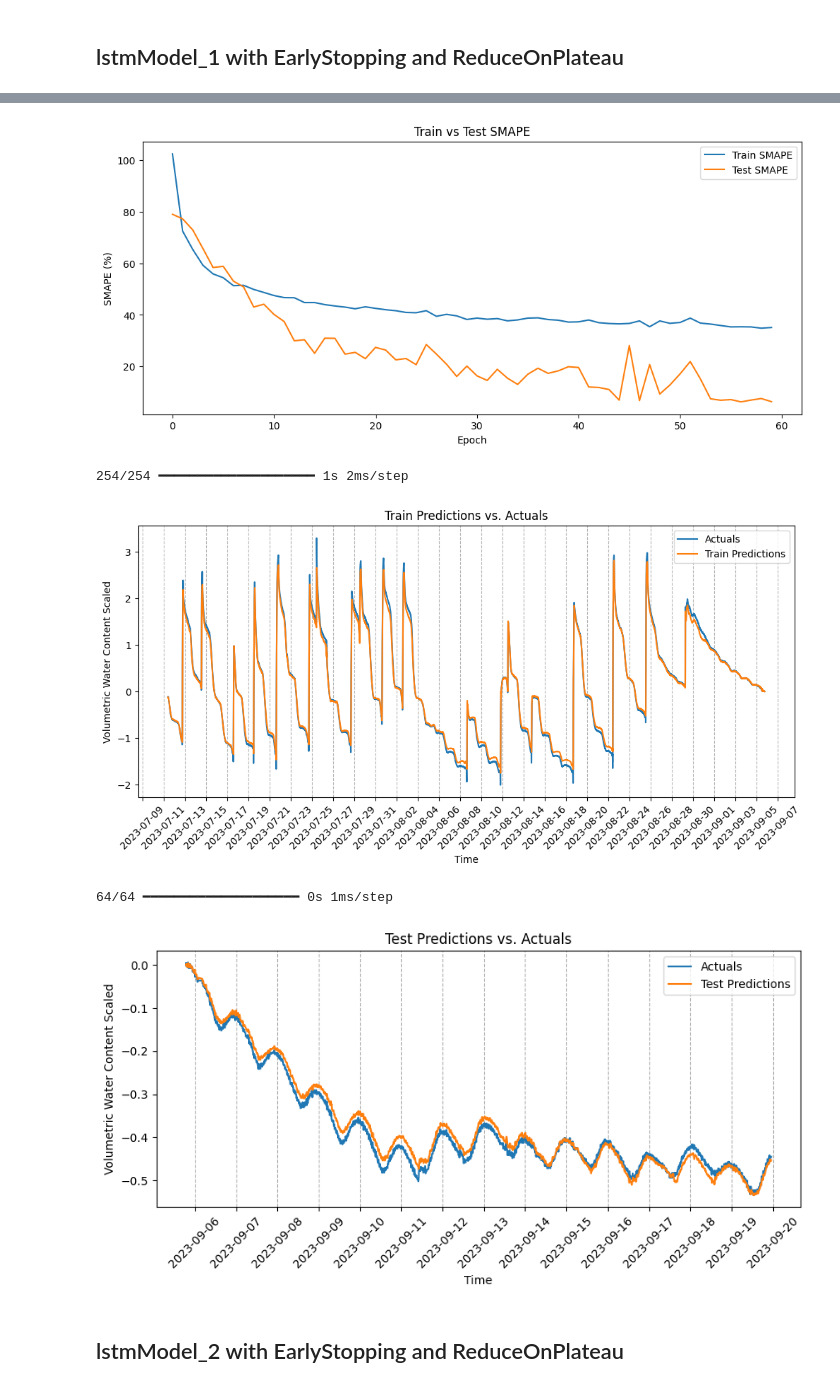
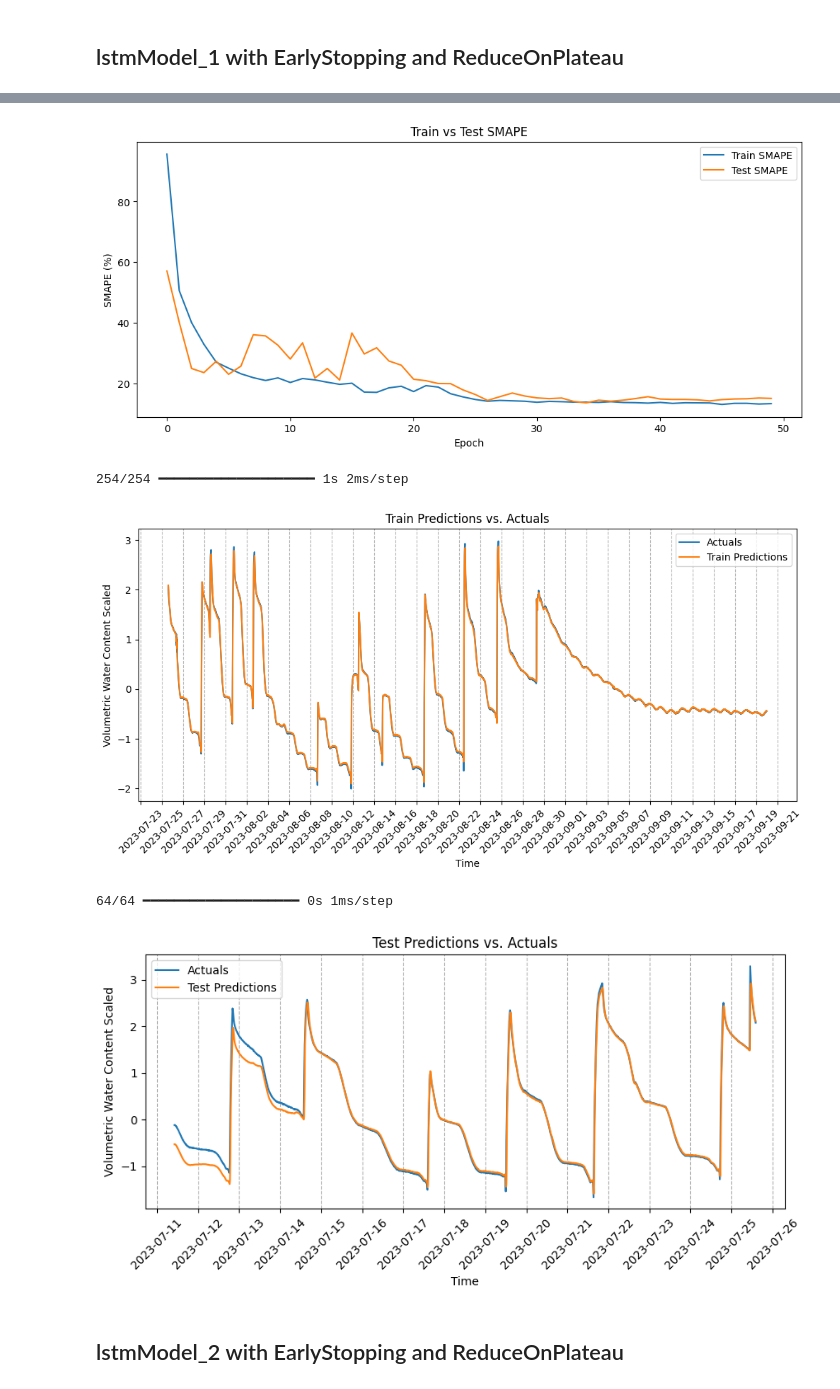
Before and after one commit to matteoc-unipr/TESI_ML_Stuard, a Jupyter notebook: models-stuard2023.ipynb, the cells around one changed output, grey strips where cells are left out. Cells and saved outputs as stored; diff of their text form; code cells hidden in the pictures.

```diff
--- a/models-stuard2023.ipynb
+++ b/models-stuard2023.ipynb
@@ -67,17 +81,17 @@ df_scaled = pd.read_excel("./2023-stuard/df_best_scaled.xlsx", index_col=0)
 
 # Costant values:
 WINDOWS_SIZE = 5
-SPLIT = 0.8
+SPLIT = 0.2
+FUTURE_STEPS = 6  # Number of Future steps that we want to predict
+STEP_SIZE = 6
 
-X_temp, y_temp = singleStepSampler(df_scaled, WINDOWS_SIZE)
+X_temp, y_temp = multiStepSampler(df_scaled, WINDOWS_SIZE, FUTURE_STEPS, STEP_SIZE )
 
 # Split data into training and testing
-X_train = X_temp[:int(SPLIT * len(X_temp))]
-y_train = y_temp[:int(SPLIT * len(y_temp))]
-X_test = X_temp[int(SPLIT * len(X_temp)):]
-y_test = y_temp[int(SPLIT * len(y_temp)):]
-
-
+X_train = X_temp[int(SPLIT * len(X_temp)):]
+y_train = y_temp[int(SPLIT * len(y_temp)):]
+X_test = X_temp[:int(SPLIT * len(X_temp))]
+y_test = y_temp[:int(SPLIT * len(y_temp))]
 
 
 X_train.shape, y_train.shape, X_test.shape, y_test.shape  # Check shapes
@@ -668,7 +678,7 @@ class TestMetricsCallback(tf.keras.callbacks.Callback):
 
 # Create model structure
 lstmModel_1 = keras.Sequential(name="lstmModel_1")
-lstmModel_1.add(keras.layers.LSTM(8, input_shape=(X_train.shape[1], X_train.shape[2]),kernel_regularizer=l2(0.0005), name="LSTM_1"))
+lstmModel_1.add(keras.layers.LSTM(32, input_shape=(X_train.shape[1], X_train.shape[2]),kernel_regularizer=l2(0.0005), name="LSTM_1"))
 lstmModel_1.add(keras.layers.Dropout(0.3))  # Dropout layer to prevent overfitting
 lstmModel_1.add(keras.layers.Dense(1, activation='linear',kernel_regularizer=l2(0.0005), name="Dense_1"))  # Output layer
 lstmModel_1.compile(loss='MeanSquaredError', metrics=['MAE', smape], optimizer=Adam(learning_rate=0.001))
@@ -677,7 +687,7 @@ lstmModel_1.summary()
 # Instantiate the callback
 test_metrics_callback = TestMetricsCallback(test_data=(X_test, y_test))
 
-# Earlu Stopping Callback
+# Early Stopping Callback
 early_stopping = EarlyStopping(monitor='MAE', patience=10, restore_best_weights=True, verbose=1)
 reduce_lr = ReduceLROnPlateau(monitor='MAE', factor=0.2, patience=5, min_lr=1e-6, verbose=1)
 
@@ -686,7 +696,7 @@ X_train = X_train.astype('float32')
 y_train = y_train.astype('float32')
 
 # Train model without validation_split
-history = lstmModel_1.fit(X_train, y_train, epochs=60, shuffle=False, callbacks=[early_stopping,reduce_lr, test_metrics_callback])
+history = lstmModel_1.fit(X_train, y_train, epochs=50, shuffle=False, callbacks=[early_stopping,reduce_lr, test_metrics_callback])
 
 # Plot Train vs Test Loss
 plt.figure(figsize=(12, 5))
@@ -724,9 +734,13 @@ plt.show()
 train_predictions = lstmModel_1.predict(X_train).flatten()
 y_train = y_train.flatten()
 
+
 # Ensure df_copy contains the 'timestamp' column
-timestamp_training = df_copy['timestamp'].iloc[:int(SPLIT * len(X_temp))]
+timestamp_training = df_copy['timestamp'].iloc[int(SPLIT * len(X_temp)):]
+timestamp_training = timestamp_training[:-5]
+
 train_results = pd.DataFrame(data={'timestamp':timestamp_training, 'Train Predictions':train_predictions, 'Actuals':y_train})
+
 
 # Plot the test results
 plt.figure(figsize=(12, 5))
@@ -754,8 +768,7 @@ plt.show()
 test_predicions = lstmModel_1.predict(X_test).flatten()
 y_test = y_test.flatten()
 
-timestamp_testing = df_copy['timestamp'].iloc[int(SPLIT * len(X_temp)):].reset_index(drop=True)
-timestamp_testing = timestamp_testing[:-5] # Drop last 5 values to match the length of test_predictions
+timestamp_testing = df_copy['timestamp'].iloc[:int(SPLIT * len(X_temp))].reset_index(drop=True)
 
 test_results = pd.DataFrame(data={'timestamp':timestamp_testing, 'Test Predictions':test_predicions, 'Actuals':y_test})
 
@@ -813,8 +826,8 @@ Restoring model weights from the end of the best epoch: 59.
-[figure, old version]
+[figure, new version]
 254/254 ━━━━━━━━━━━━━━━━━━━━ 1s 2ms/step
-[figure, old version]
+[figure, new version]
 64/64 ━━━━━━━━━━━━━━━━━━━━ 0s 1ms/step
-[figure, old version]
+[figure, new version]
 # %% [markdown]
 ## lstmModel_2 with EarlyStopping and ReduceOnPlateau
 # %%
```
Also changed, not shown: parts of 19 cells of this notebook, 13 other files.
